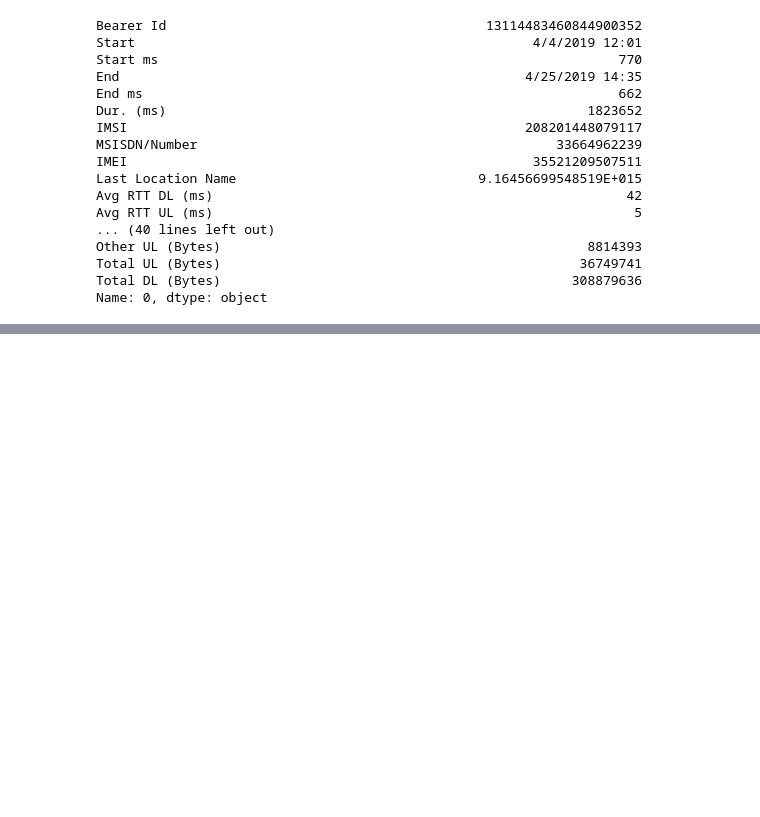
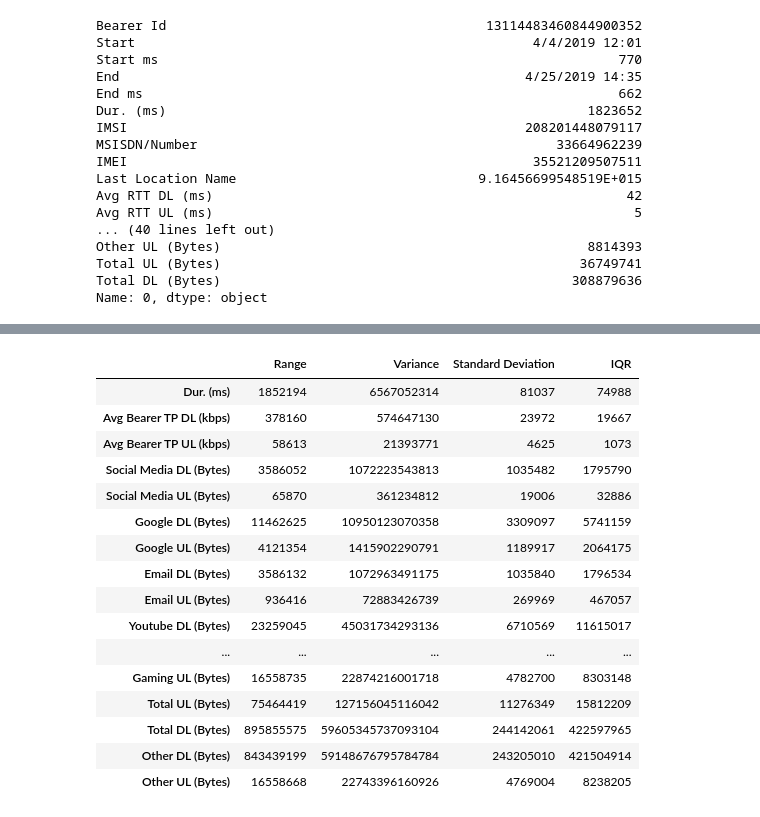
Before and after one commit to merronmuche/telecom_eda, a Jupyter notebook: notebooks/eda.ipynb, the cells around one changed output, grey strips where cells are left out. Cells and saved outputs as stored; diff of their text form; code cells hidden in the pictures; blank space fills up the shorter version.

```diff
--- a/notebooks/eda.ipynb
+++ b/notebooks/eda.ipynb
@@ -187,26 +211,44 @@ displayed_data.describe()
 # %%
 
-# Conduct a Non-Graphical Univariate Analysis by computing dispersion parameters for each quantitative
-# variable and provide useful interpretation.
+""" Conduct a Non-Graphical Univariate Analysis by computing dispersion parameters for each quantitative
+variable and provide useful interpretation."""
 
 quantitative_columns = displayed_data.select_dtypes(include=['number']).columns
 
 dispersion_data = pd.DataFrame(index=quantitative_columns, columns=['Range', 'Variance', 'Standard Deviation', 'IQR'])
 
 for column in quantitative_columns:
     data = displayed_data[column].dropna()
 
     data_range = data.max() - data.min()
 
     data_variance = data.var()
 
     data_std_dev = data.std()
 
     # Interquartile Range (IQR)
     data_iqr = data.quantile(0.75) - data.quantile(0.25)
 
     # Store values in the DataFrame
     dispersion_data.loc[column] = [data_range, data_variance, data_std_dev, data_iqr]
 
 dispersion_data
+# %% [output]
+|  | Range | Variance | Standard Deviation | IQR |
+| Dur. (ms) | 1852194 | 6567052314 | 81037 | 74988 |
+| Avg Bearer TP DL (kbps) | 378160 | 574647130 | 23972 | 19667 |
+| Avg Bearer TP UL (kbps) | 58613 | 21393771 | 4625 | 1073 |
+| Social Media DL (Bytes) | 3586052 | 1072223543813 | 1035482 | 1795790 |
+| Social Media UL (Bytes) | 65870 | 361234812 | 19006 | 32886 |
+| Google DL (Bytes) | 11462625 | 10950123070358 | 3309097 | 5741159 |
+| Google UL (Bytes) | 4121354 | 1415902290791 | 1189917 | 2064175 |
+| Email DL (Bytes) | 3586132 | 1072963491175 | 1035840 | 1796534 |
+| Email UL (Bytes) | 936416 | 72883426739 | 269969 | 467057 |
+| Youtube DL (Bytes) | 23259045 | 45031734293136 | 6710569 | 11615017 |
+| ... | ... | ... | ... | ... |
+| Gaming UL (Bytes) | 16558735 | 22874216001718 | 4782700 | 8303148 |
+| Total UL (Bytes) | 75464419 | 127156045116042 | 11276349 | 15812209 |
+| Total DL (Bytes) | 895855575 | 59605345737093104 | 244142061 | 422597965 |
+| Other DL (Bytes) | 843439199 | 59148676795784784 | 243205010 | 421504914 |
+| Other UL (Bytes) | 16558668 | 22743396160926 | 4769004 | 8238205 |
 # %%
```
Also changed, not shown: parts of 18 cells of this notebook, 1 other file.
